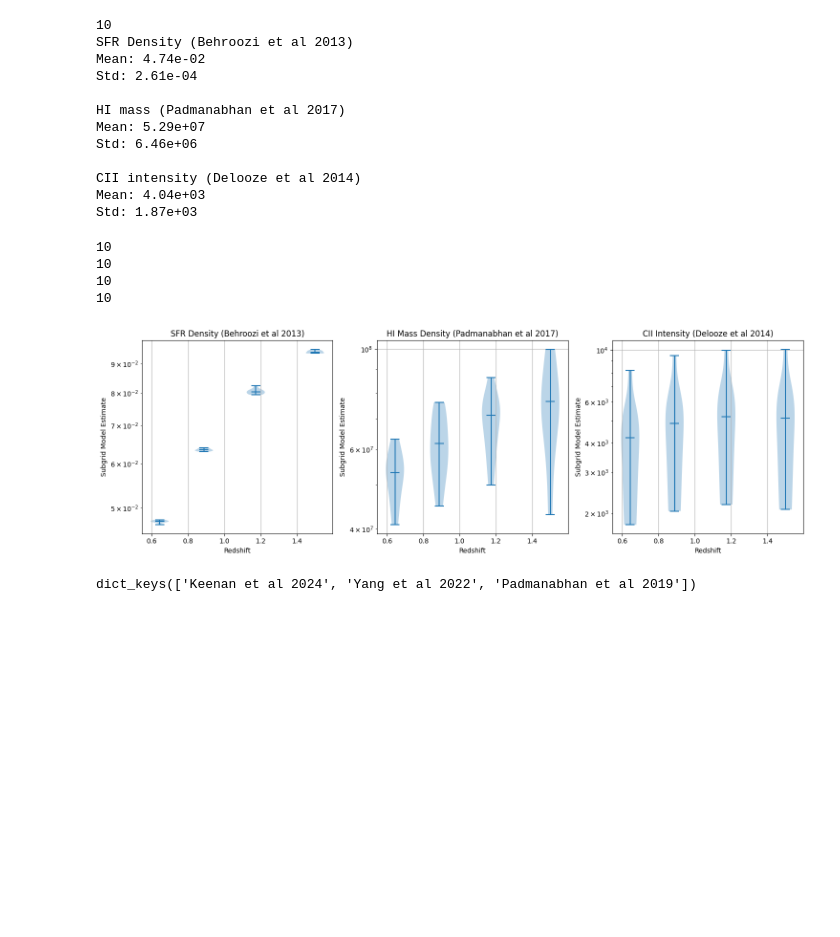
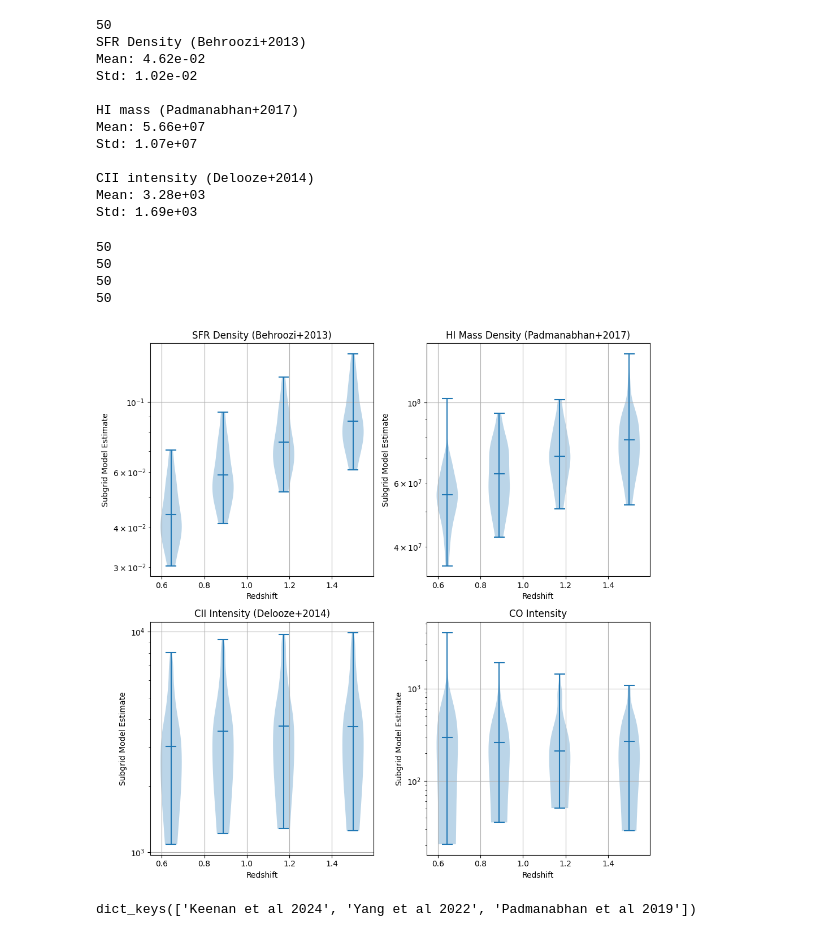
Before and after one commit to shubhagrawal30/crossLIM, a Jupyter notebook: simim/validation.ipynb, the cells around one changed output. Drawn from its saved outputs; the diff is of its cells as text; code cells hidden in the pictures; blank space fills up the shorter version.

```diff
--- a/simim/validation.ipynb
+++ b/simim/validation.ipynb
@@ -3,7 +3,8 @@ import numpy as np
 import matplotlib.pyplot as plt
 
 Z_MODELING = [0.644, 0.888, 1.173, 1.499]
-FILENAME = lambda z: f'../outs/{z:.2f}/power_spectra_ensemble_{z:.2f}.npz'
+FILENAME = lambda z: f'../outs/new/{z:.2f}/power_spectra_ensemble_{z:.2f}.npz' if (z != Z_MODELING[3] or True) \
+    else f'../outs/{z:.2f}/power_spectra_ensemble_{z:.2f}.npz'
 ZMIN, ZMAX = 0.1, 2. # for plots
 # %%
 data = np.load(FILENAME(Z_MODELING[0]), allow_pickle=True)
@@ -14,87 +15,95 @@ print(len(all_realizs))
 sfr_behroozi_density = []
 mass_HI_density = []
 mean_CII_intensity = []
+mean_CO_intensity = []
 
 for realiz in all_realizs:
     sfr_behroozi_density.append(realiz['props']['sfr_behroozi']['density'])
     mass_HI_density.append(realiz['props']['MHI']['density'])
     mean_CII_intensity.append(realiz['lines']['LCII']['meanInu_Jy/sr'])
+    mean_CO_intensity.append(realiz['lines']['L43']['meanInu_Jy/sr'])
 
 # print means and std
 
-print("SFR Density (Behroozi et al 2013)")
+print("SFR Density (Behroozi+2013)")
 print("Mean:", f"{np.mean(sfr_behroozi_density):.2e}")
 print("Std:", f"{np.std(sfr_behroozi_density):.2e}")
 print()
 
-print("HI mass (Padmanabhan et al 2017)")
+print("HI mass (Padmanabhan+2017)")
 print("Mean:", f"{np.mean(mass_HI_density):.2e}")
 print("Std:", f"{np.std(mass_HI_density):.2e}")
 print()
 
-print("CII intensity (Delooze et al 2014)")
+print("CII intensity (Delooze+2014)")
 print("Mean:", f"{np.mean(mean_CII_intensity):.2e}")
 print("Std:", f"{np.std(mean_CII_intensity):.2e}")
 print()
 # %% [output]
-10
-SFR Density (Behroozi et al 2013)
-Mean: 4.74e-02
-Std: 2.61e-04
+50
+SFR Density (Behroozi+2013)
+Mean: 4.62e-02
+Std: 1.02e-02
 
-HI mass (Padmanabhan et al 2017)
-Mean: 5.29e+07
-Std: 6.46e+06
+HI mass (Padmanabhan+2017)
+Mean: 5.66e+07
+Std: 1.07e+07
 
-CII intensity (Delooze et al 2014)
-Mean: 4.04e+03
-Std: 1.87e+03
+CII intensity (Delooze+2014)
+Mean: 3.28e+03
+Std: 1.69e+03
 # %%
-sfr_behroozi_density, mass_HI_density, mean_CII_intensity = [], [], []
+sfr_behroozi_density, mass_HI_density, mean_CII_intensity, mean_CO_intensity = [], [], [], []
 
 for z in Z_MODELING:
     data = np.load(FILENAME(z), allow_pickle=True)
     all_realizs = data['means_and_densities']
     print(len(all_realizs))
 
-    sfr, mass_HI, mean_CII = [], [], []
+    sfr, mass_HI, mean_CII, mean_CO = [], [], [], []
 
     for realiz in all_realizs:
         sfr.append(realiz['props']['sfr_behroozi']['density'])
         mass_HI.append(realiz['props']['MHI']['density'])
         mean_CII.append(realiz['lines']['LCII']['meanInu_Jy/sr'])
+        if "L43" in realiz['lines']:
+            mean_CO.append(realiz['lines']['L43']['meanInu_Jy/sr'])
+        else:
+            mean_CO.append(realiz['lines']['L54']['meanInu_Jy/sr'])
     sfr_behroozi_density.append(np.array(sfr))
     mass_HI_density.append(np.array(mass_HI))
     mean_CII_intensity.append(np.array(mean_CII))
+    mean_CO_intensity.append(np.array(mean_CO))
 
-sfr_behroozi_density, mass_HI_density, mean_CII_intensity = np.array(sfr_behroozi_density).T, np.array(mass_HI_density).T, np.array(mean_CII_intensity).T
+# sfr_behroozi_density, mass_HI_density, mean_CII_intensity = np.array(sfr_behroozi_density).T, np.array(mass_HI_density).T, np.array(mean_CII_intensity).T
 # %% [output]
-10
-10
-10
-10
+50
+50
+50
+50
 # %%
 # make a violin plot of the densities
-fig, axs = plt.subplots(1, 3, figsize=(15, 5))
+fig, axs = plt.subplots(2, 2, figsize=(10, 10))
 axs = axs.flatten()
 kwargs = {'showmedians': True, 'widths': 0.1, 'positions': Z_MODELING}
 
-titles = ['SFR Density (Behroozi et al 2013)',
-        'HI Mass Density (Padmanabhan et al 2017)',
-        'CII Intensity (Delooze et al 2014)']
+titles = ['SFR Density (Behroozi+2013)',
+        'HI Mass Density (Padmanabhan+2017)',
+        'CII Intensity (Delooze+2014)',
+        'CO Intensity']
 
-for ax, titl, vals in zip(axs, titles, [sfr_behroozi_density, mass_HI_density, mean_CII_intensity]):
+for ax, titl, vals in zip(axs, titles, [sfr_behroozi_density, mass_HI_density, mean_CII_intensity, mean_CO_intensity]):
     ax.violinplot(vals, **kwargs)
     ax.set_title(titl)
     ax.set_ylabel('Subgrid Model Estimate')
     ax.set_xlabel('Redshift')
     ax.grid(True)
     ax.set_yscale('log')
 
 plt.tight_layout()
 plt.show()
 # %% [output]
-[figure, old version]
+[figure, new version]
 # %%
 def rho_x(z, A, B, C, D):
     return (A * (1 + z) ** B) / (1 + ((1 + z) / C) ** D)
```
Also changed, not shown: parts of 22 cells of this notebook, 8 other files.
